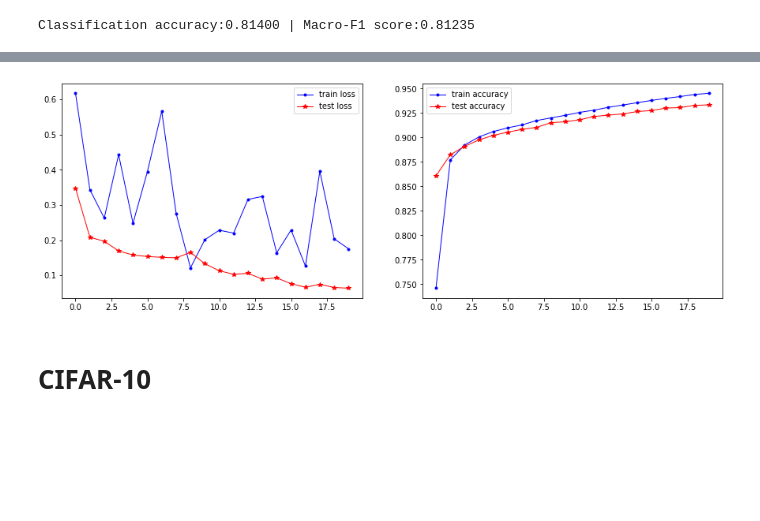
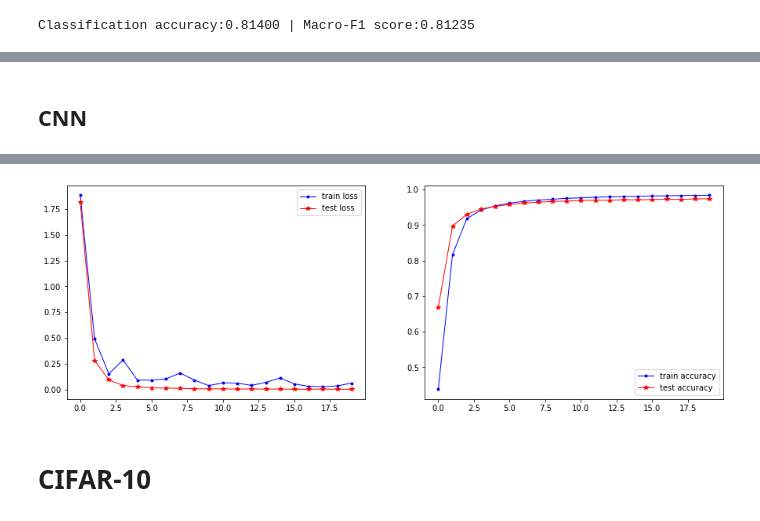
Before and after one commit to Yutong-Dai/CSE498HW, a Jupyter notebook: hw1/04_reloadForEval.ipynb, the cells around one changed output, grey strips where cells are left out. Drawn from its saved outputs; the diff is of its cells as text; code cells hidden in the pictures; blank space fills up the shorter version.

```diff
--- a/hw1/04_reloadForEval.ipynb
+++ b/hw1/04_reloadForEval.ipynb
@@ -84,4 +136,19 @@ print(f'Recorded          : testing loss: {testing_loss_seq[-1]:5.4f} | testing
+# %% [markdown]
+## CNN
 # %%
+# it took around 20 seconds to run
+net = CNNMNIST()
+criterion = torch.nn.CrossEntropyLoss()
+# I trained with torch.nn.DataParallel
+net = torch.nn.DataParallel(net)
+netname=f'mnist-cnn'
+modelPath = modelDir+ 'best-{}-checkpoint.pth.tar'.format(netname)
+checkpoint = torch.load(modelPath, map_location=torch.device('cpu'))
+net.load_state_dict(checkpoint['state_dict'])
+test_loss, test_accuracy, Ypred = utils._test_cpu(net, testloader, criterion, vectorize=False)
+print(f'For the loaded net: testing loss: {test_loss:5.4f} | testing accuracy:[{test_accuracy:5.4f}]')
+print(f"Recorded          : testing loss: {checkpoint['testing_loss_seq'][-1]:5.4f} | testing accuracy:[{checkpoint['testing_accuracy_seq'][-1]:5.4f}]")
+print(f'Classification accuracy:{accuracy_score(Ypred, Ytest):6.5f} | Macro-F1 score:{f1_score(Ypred, Ytest, average="macro"):6.5f}')
 training_accuracy_seq = checkpoint['training_accuracy_seq']
 training_loss_seq = checkpoint['training_loss_seq']
 testing_accuracy_seq = checkpoint['testing_accuracy_seq']
@@ -98,4 +168,4 @@ plt.show()
-[figure, old version]
+[figure, new version]
 # %% [markdown]
 # CIFAR-10
 # %%
```
Also changed, not shown: parts of 10 cells of this notebook, 14 other files.
